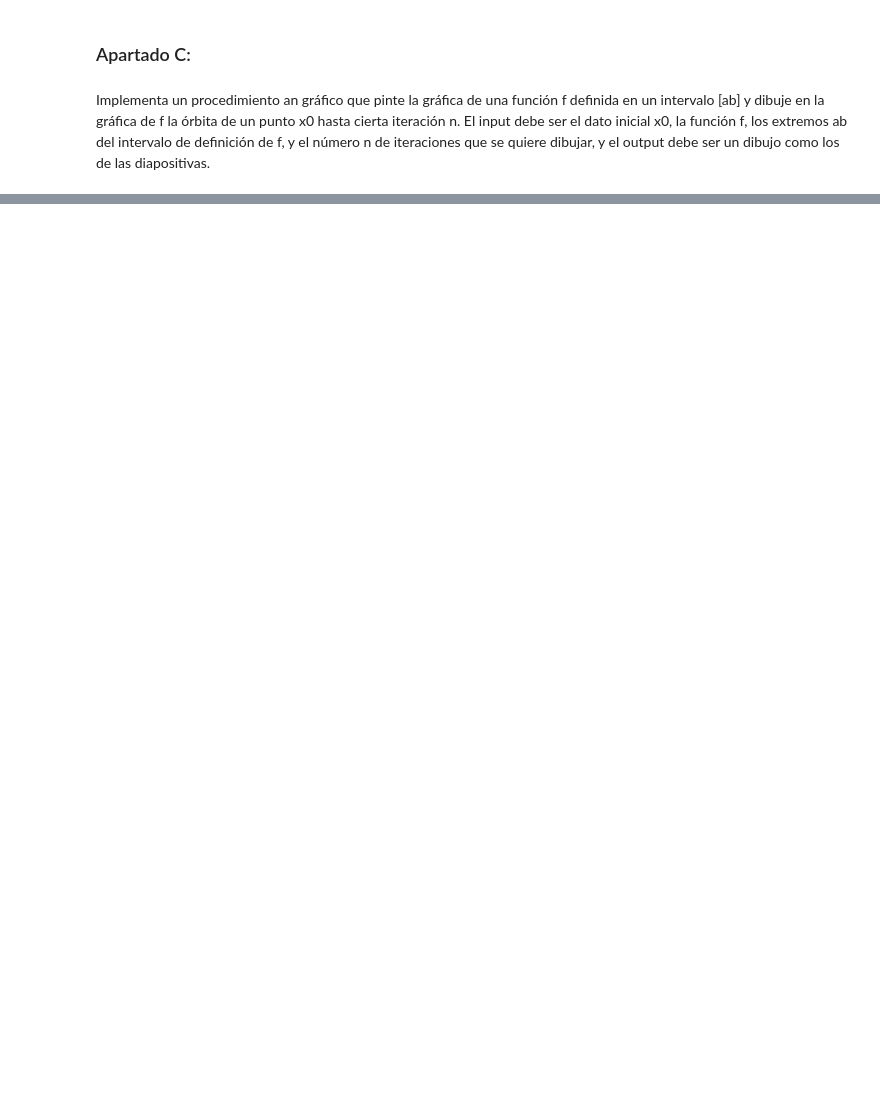
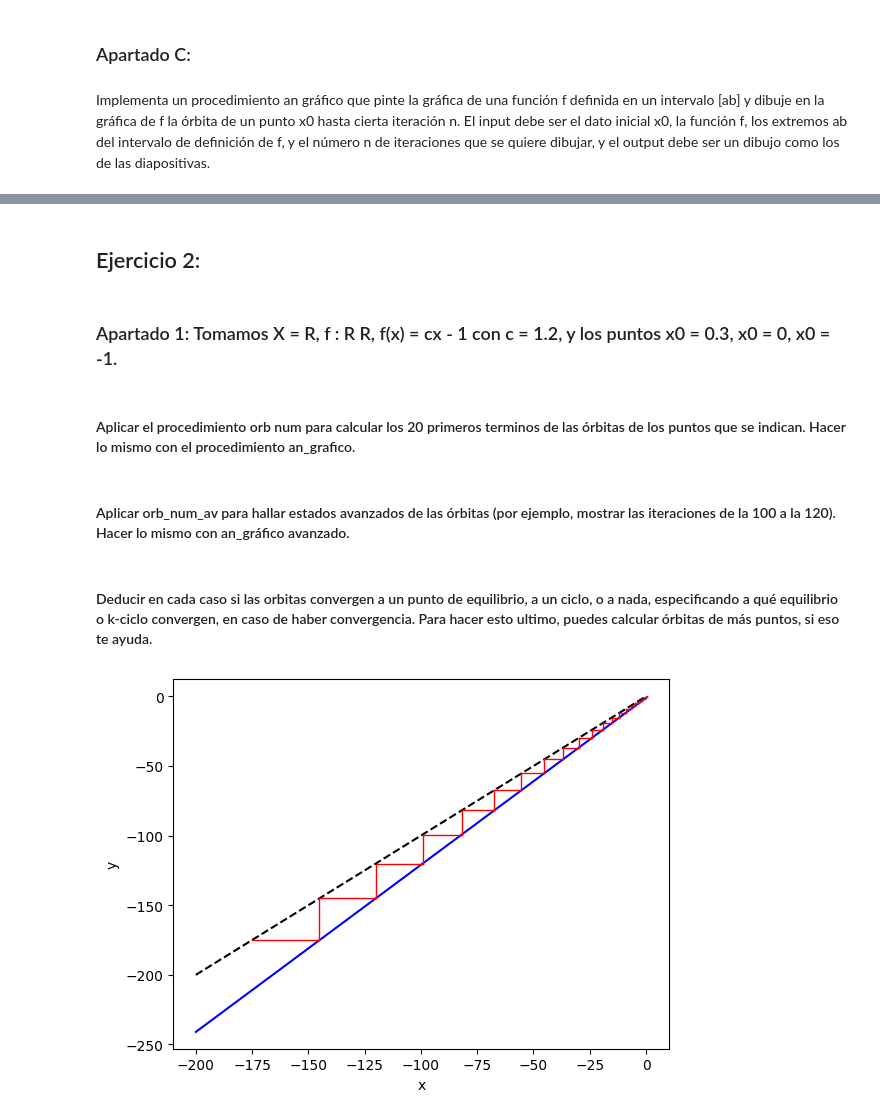
Before and after one commit to MiluEnAlmibar/Fractales, a Jupyter notebook: python/Sistemas dinámicos/practica1.ipynb, the cells around one changed output, grey strips where cells are left out. Drawn from its saved outputs; the diff is of its cells as text; code cells hidden in the pictures; blank space fills up the shorter version.

```diff
--- a/python/Sistemas dinámicos/practica1.ipynb
+++ b/python/Sistemas dinámicos/practica1.ipynb
@@ -86,0 +108,28 @@ an_grafico(x0,f,0,10,10)
+# %% [markdown]
+## Ejercicio 2:
+# %% [markdown]
+### Apartado 1: Tomamos X = R, f : R R, f(x) = cx - 1 con c = 1.2, y los puntos x0 = 0.3, x0 = 0, x0 = -1.
+# %% [markdown]
+####  Aplicar el procedimiento orb num para calcular los 20 primeros terminos de las órbitas de los puntos que se indican. Hacer lo mismo con el procedimiento an_grafico.
+# %% [markdown]
+#### Aplicar orb_num_av para hallar estados avanzados de las órbitas (por ejemplo, mostrar las iteraciones de la 100 a la 120). Hacer lo mismo con an_gráfico avanzado.
+# %% [markdown]
+#### Deducir en cada caso si las orbitas convergen a un punto de equilibrio, a un ciclo, o a nada, especificando a qué equilibrio o k-ciclo convergen, en caso de haber convergencia. Para hacer esto ultimo, puedes calcular órbitas de más puntos, si eso te ayuda.
+# %%
+# Parámetros iniciales
+n = 20
+a = -200
+b = 0
+
+# Definimos f(x) = cx - 1
+def f(x):
+    c = 1.2
+    return c*x - 1
+
+# Para x(0) = 0.3
+x0 = 0.3
+
+orb_num(f,x0,n)
+an_grafico(x0,f,a,b,n)
+# %% [output]
+[figure, added]
```
Also changed, not shown: parts of 11 cells of this notebook, 1 other file.
